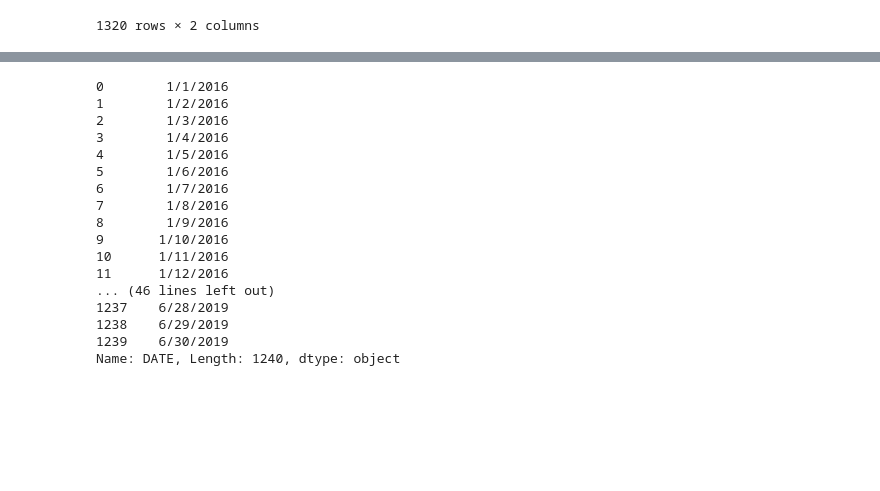
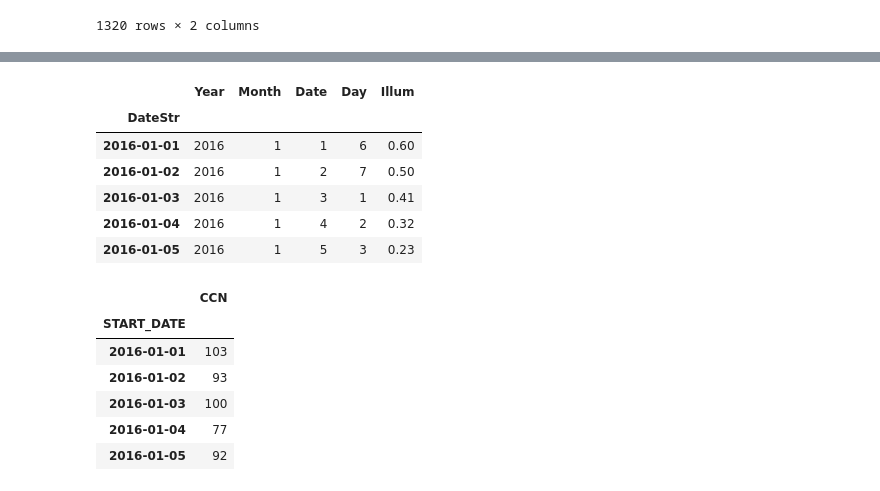
Before and after one commit to Samwimb/predicting-crime, a Jupyter notebook: data/crime-combine.ipynb, the cells around one changed output, grey strips where cells are left out. Drawn from its saved outputs; the diff is of its cells as text; code cells hidden in the pictures; blank space fills up the shorter version.

```diff
--- a/data/crime-combine.ipynb
+++ b/data/crime-combine.ipynb
@@ -187,20 +185,0 @@ from datetime import datetime as dt
-# %%
-weather_df["DATE"]
-# %% [output]
-0        1/1/2016
-1        1/2/2016
-2        1/3/2016
-3        1/4/2016
-4        1/5/2016
-5        1/6/2016
-6        1/7/2016
-7        1/8/2016
-8        1/9/2016
-9       1/10/2016
-10      1/11/2016
-11      1/12/2016
-... (46 lines left out)
-1237    6/28/2019
-1238    6/29/2019
-1239    6/30/2019
-Name: DATE, Length: 1240, dtype: object
@@ -208,0 +186,21 @@ weather_df['DATE'] = dt.strptime(weather_df['DATE'], '%y-%m-%d')
+# %%
+# lunar_df.set_index('DateStr', inplace=True)
+lunar_df.head()
+# %% [output]
+|  | Year | Month | Date | Day | Illum |
+| DateStr |  |  |  |  |  |
+| 2016-01-01 | 2016 | 1 | 1 | 6 | 0.60 |
+| 2016-01-02 | 2016 | 1 | 2 | 7 | 0.50 |
+| 2016-01-03 | 2016 | 1 | 3 | 1 | 0.41 |
+| 2016-01-04 | 2016 | 1 | 4 | 2 | 0.32 |
+| 2016-01-05 | 2016 | 1 | 5 | 3 | 0.23 |
+# %%
+crime_df.head()
+# %% [output]
+|  | CCN |
+| START_DATE |  |
+| 2016-01-01 | 103 |
+| 2016-01-02 | 93 |
+| 2016-01-03 | 100 |
+| 2016-01-04 | 77 |
+| 2016-01-05 | 92 |
```
Also changed, not shown: parts of 16 cells of this notebook, 1 other file.
